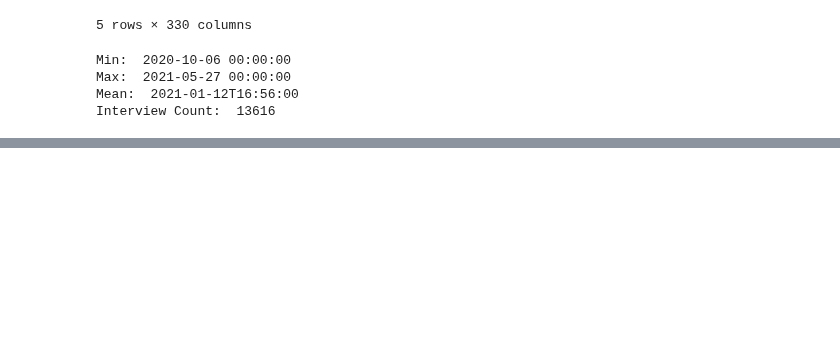
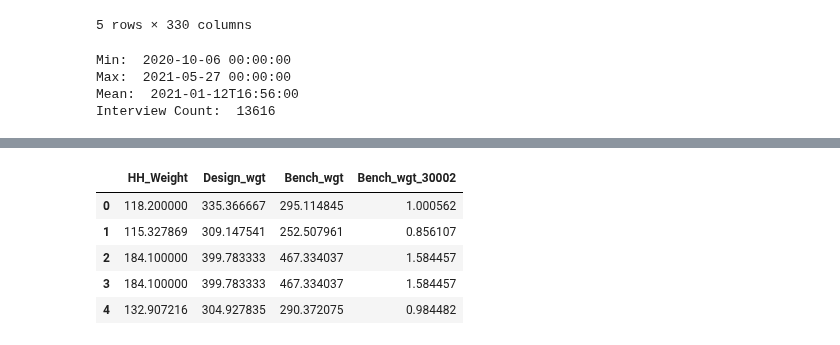
Before and after one commit to Emily-RoseSteyn/measuring-quality-of-life-gauteng, a Jupyter notebook: notebooks/archived/date-ranges-gcro-data.ipynb, the cells around one changed output, grey strips where cells are left out. Cells and saved outputs as stored; diff of their text form; code cells hidden in the pictures; blank space fills up the shorter version.

```diff
--- a/notebooks/archived/date-ranges-gcro-data.ipynb
+++ b/notebooks/archived/date-ranges-gcro-data.ipynb
@@ -89,0 +250,13 @@ Interview Count:  13616
+# %%
+df_gcro_2016[[
+ 'HH_Weight',
+ 'Design_wgt',
+ 'Bench_wgt',
+ 'Bench_wgt_30002']].head()
+# %% [output]
+|  | HH_Weight | Design_wgt | Bench_wgt | Bench_wgt_30002 |
+| 0 | 118.200000 | 335.366667 | 295.114845 | 1.000562 |
+| 1 | 115.327869 | 309.147541 | 252.507961 | 0.856107 |
+| 2 | 184.100000 | 399.783333 | 467.334037 | 1.584457 |
+| 3 | 184.100000 | 399.783333 | 467.334037 | 1.584457 |
+| 4 | 132.907216 | 304.927835 | 290.372075 | 0.984482 |
```
Also changed, not shown: parts of 20 cells of this notebook, 6 other files.
